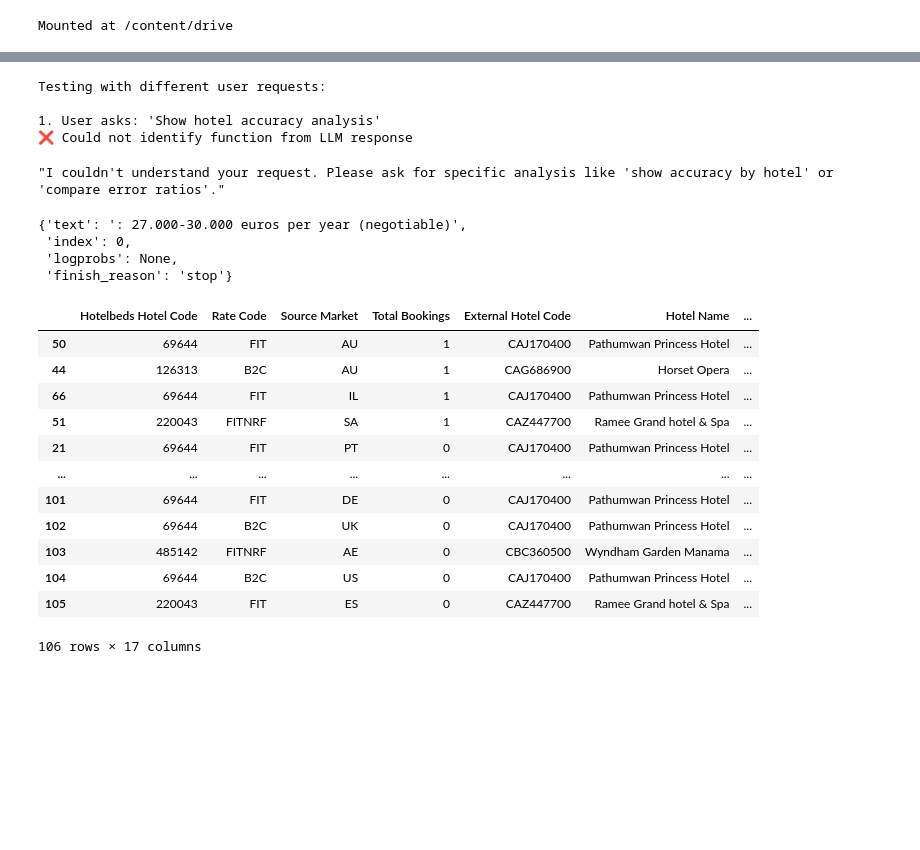
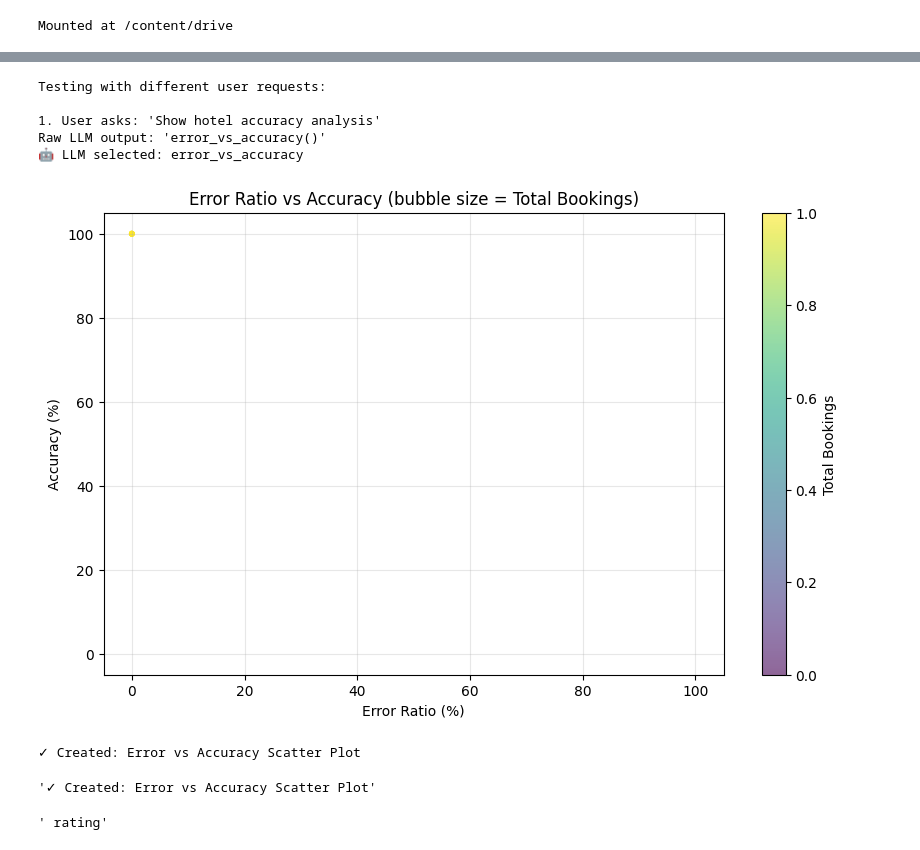
Before and after one commit to Vedia-JerezDaniel/Arize-tutorials, a Jupyter notebook: Open_Source_LLMs_Getting_Started.ipynb, the cells around one changed output, grey strips where cells are left out. Saved outputs shown, nothing was run; the diff lists cells and outputs as text; code cells hidden in the pictures; blank space fills up the shorter version.

```diff
--- a/Open_Source_LLMs_Getting_Started.ipynb
+++ b/Open_Source_LLMs_Getting_Started.ipynb
@@ -467,24 +444,24 @@ Based on the user's request, determine which function to call. Reply with only t
 # %%
 print("Testing with different user requests:")
 
 # Test 1: General analysis request
 print("\n1. User asks: 'Show hotel accuracy analysis'")
-process_llm_task("Show accuracy by hotel")
+process_llm_task("error accuracy analysis")
 # %% [output]
 Testing with different user requests:
 
 1. User asks: 'Show hotel accuracy analysis'
-❌ Could not identify function from LLM response
+Raw LLM output: 'error_vs_accuracy()'
+🤖 LLM selected: error_vs_accuracy
+[figure, added]
-"I couldn't understand your request. Please ask for specific analysis like 'show accuracy by hotel' or 'compare error ratios'."
+✓ Created: Error vs Accuracy Scatter Plot
+'✓ Created: Error vs Accuracy Scatter Plot'
 # %%
-pr = "Data Analyst in MAdrid Salary"
+pr = "Show accuracy by hotel"
 res = llm(pr, max_tokens=50, stop=["\n"], echo=False)
-res['choices'][0]
+res['choices'][0]['text']
 # %% [output]
-{'text': ': 27.000-30.000 euros per year (negotiable)',
- 'index': 0,
- 'logprobs': None,
- 'finish_reason': 'stop'}
+' rating'
 # %%
 user_request = "Show accuracy by hotel"
 prompt = f"""
@@ -528,26 +505,43 @@ You are an AI assistant that helps with data analysis. You have access to the fo
 4. rate_code_performance() - Creates a bar chart comparing rate codes
 5. source_market_analysis() - Creates a dual-axis chart of bookings and accuracy by source market
 
+Here are some examples of user requests and the expected function call:
+User request: Show me how hotels perform by accuracy
+Function call: accuracy_by_hotel()
+
+User request: Plot the error ratio against accuracy
+Function call: error_vs_accuracy()
+
+User request: Can you show me the accuracy per country?
+Function call: accuracy_by_country()
+
 User request: {user_request}
 
-Based on the user's request, determine which function to call. Reply with only the function name.
+Based on the user's request, you MUST respond with ONLY the name of the function to call, followed by parentheses, e.g., `accuracy_by_hotel()`. Do NOT include any other text, explanation, or punctuation.
+
+Function call:
 """
 
     # Get LLM response
-    response = llm(prompt, max_tokens=50, stop=["\n"], echo=False)
+    response = llm(prompt, max_tokens=500, stop=["\n"], echo=False, temperature=0.9, top_p=0.9)
+
+    # The generated text is in response['choices'][0]['text']
+    llm_output_text = response['choices'][0]['text'].strip()
+    print(f"Raw LLM output: '{llm_output_text}'")
 
     # Extract function name from response
     function_name = None
-    for func_name in ["accuracy_by_hotel", "error_vs_accuracy", "accuracy_by_country",
-                      "rate_code_performance", "source_market_analysis"]:
-        if func_name in response['choices']['text'].lower():
-            function_name = func_name
+    # Iterate through possible function calls (including parentheses) to match exactly
+    for func_call_signature in ["accuracy_by_hotel()", "error_vs_accuracy()", "accuracy_by_country()",
+                                "rate_code_performance()", "source_market_analysis()"]:
+        if func_call_signature == llm_output_text: # Exact match expected now
+            function_name = func_call_signature.replace('()', '') # Extract just the name
             break
 
     if function_name:
         print(f"🤖 LLM selected: {function_name}")
         result = globals()[function_name]()
-        print(result)
+        # The plot functions already call plt.show(), so we don't need to print the result string here
         return result
     else:
         print("❌ Could not identify function from LLM response")
@@ -576,17 +570,3 @@ process_llm_task("Compare rate code performance")
 # Test 5: Source market analysis
 print("\n5. User asks: 'Analyze source markets'")
 process_llm_task("Analyze source markets")
-# %% [output]
-|  | Hotelbeds Hotel Code | Rate Code | Source Market | Total Bookings | External Hotel Code | Hotel Name | ... |
-| 50 | 69644 | FIT | AU | 1 | CAJ170400 | Pathumwan Princess Hotel | ... |
-| 44 | 126313 | B2C | AU | 1 | CAG686900 | Horset Opera | ... |
-| 66 | 69644 | FIT | IL | 1 | CAJ170400 | Pathumwan Princess Hotel | ... |
-| 51 | 220043 | FITNRF | SA | 1 | CAZ447700 | Ramee Grand hotel & Spa | ... |
-| 21 | 69644 | FIT | PT | 0 | CAJ170400 | Pathumwan Princess Hotel | ... |
-| ... | ... | ... | ... | ... | ... | ... | ... |
-| 101 | 69644 | FIT | DE | 0 | CAJ170400 | Pathumwan Princess Hotel | ... |
-| 102 | 69644 | B2C | UK | 0 | CAJ170400 | Pathumwan Princess Hotel | ... |
-| 103 | 485142 | FITNRF | AE | 0 | CBC360500 | Wyndham Garden Manama | ... |
-| 104 | 69644 | B2C | US | 0 | CAJ170400 | Pathumwan Princess Hotel | ... |
-| 105 | 220043 | FIT | ES | 0 | CAZ447700 | Ramee Grand hotel & Spa | ... |
-106 rows × 17 columns
```
Also changed, not shown: parts of 9 cells of this notebook.
